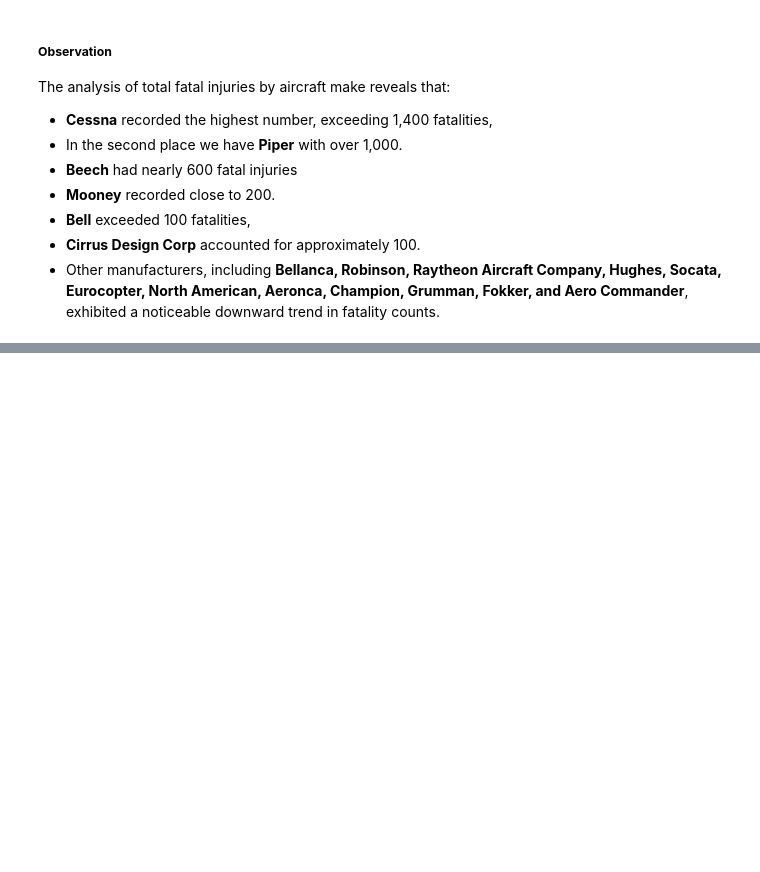
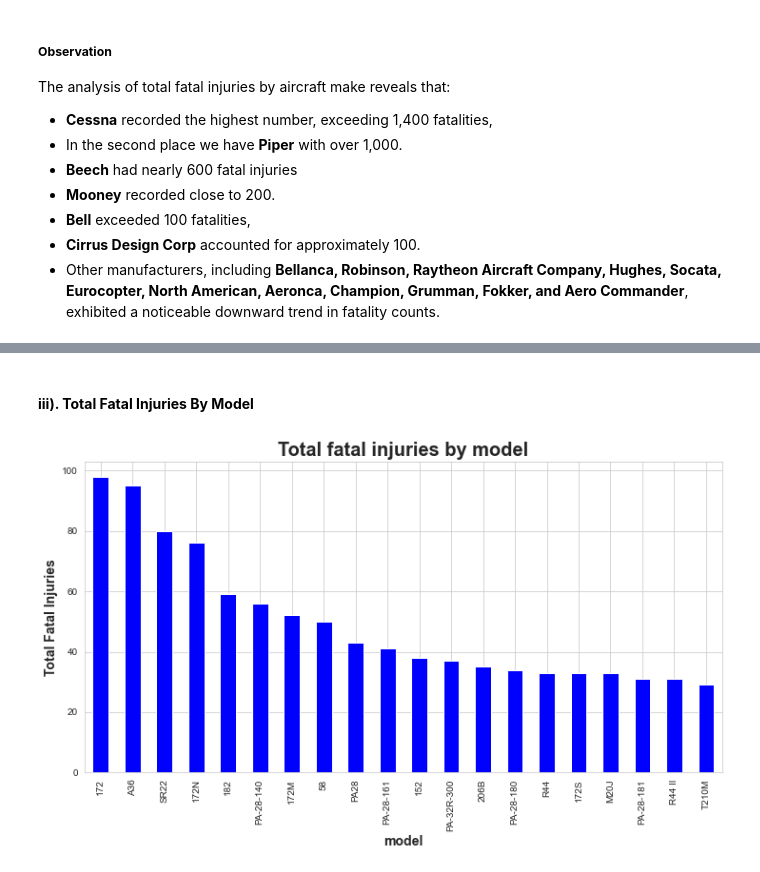
Before and after one commit to Uxer-Janine/End-Of-Phase-1-Project, a Jupyter notebook: Aviation Safety Analysis.ipynb, the cells around one changed output, grey strips where cells are left out. Drawn from its saved outputs; the diff is of its cells as text; code cells hidden in the pictures; blank space fills up the shorter version.

```diff
--- a/Aviation Safety Analysis.ipynb
+++ b/Aviation Safety Analysis.ipynb
@@ -1150,0 +860,18 @@ plt.show()
+# %% [markdown]
+#### **iii). Total Fatal Injuries By Model**
+# %%
+# fatal injuries by model count
+fatal_injuries_by_model = df1_copy.groupby('Model')['Total.Fatal.Injuries'].sum().sort_values(ascending=False).head(20)
+
+# Create the plot
+plt.figure(figsize=(12,6))
+fatal_injuries_by_model.plot(kind='bar', color='blue')
+
+# Title and labels
+plt.title('Total fatal injuries by model', fontsize=20, weight='bold')
+plt.xlabel('model', fontsize=14, weight='semibold')
+plt.ylabel('Total Fatal Injuries',fontsize=14, weight='semibold')
+
+plt.show()
+# %% [output]
+[figure, added]
```
Also changed, not shown: parts of 75 cells of this notebook.
